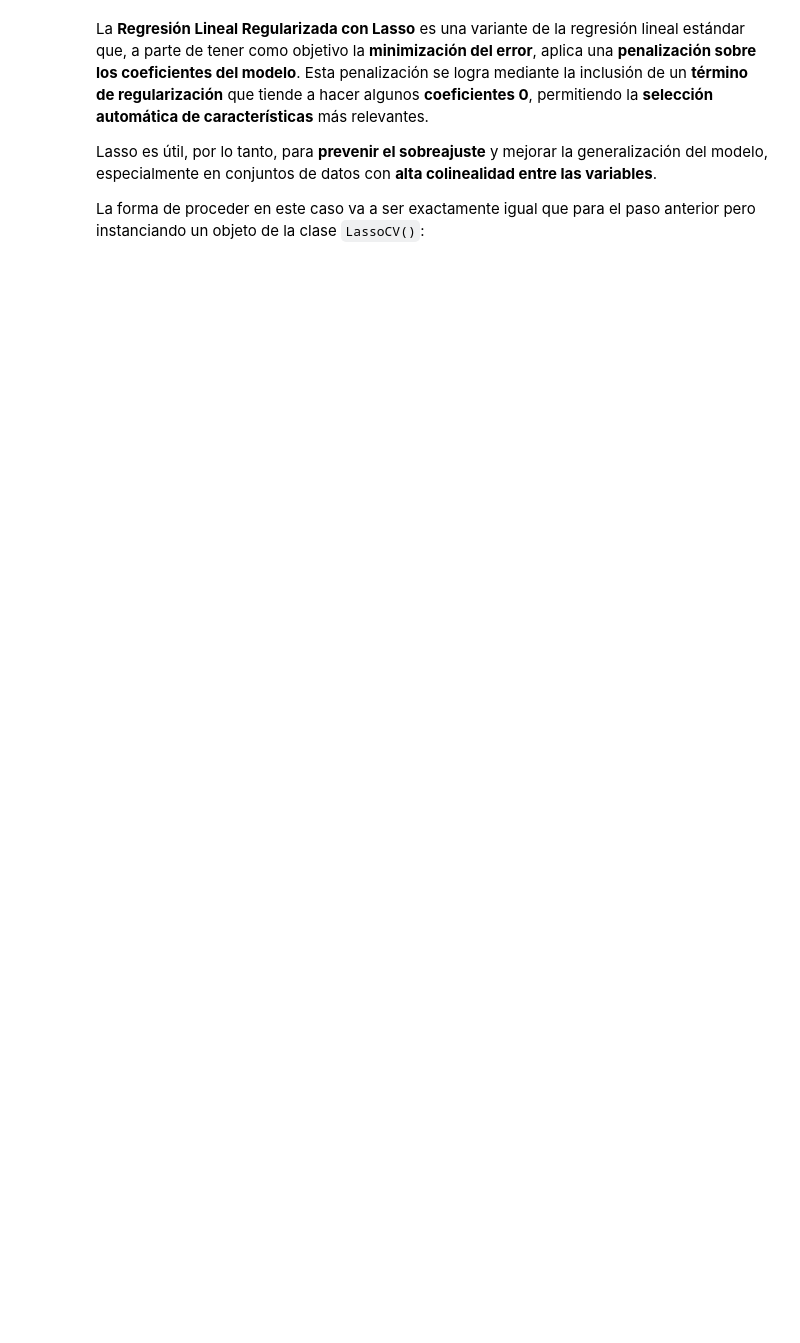
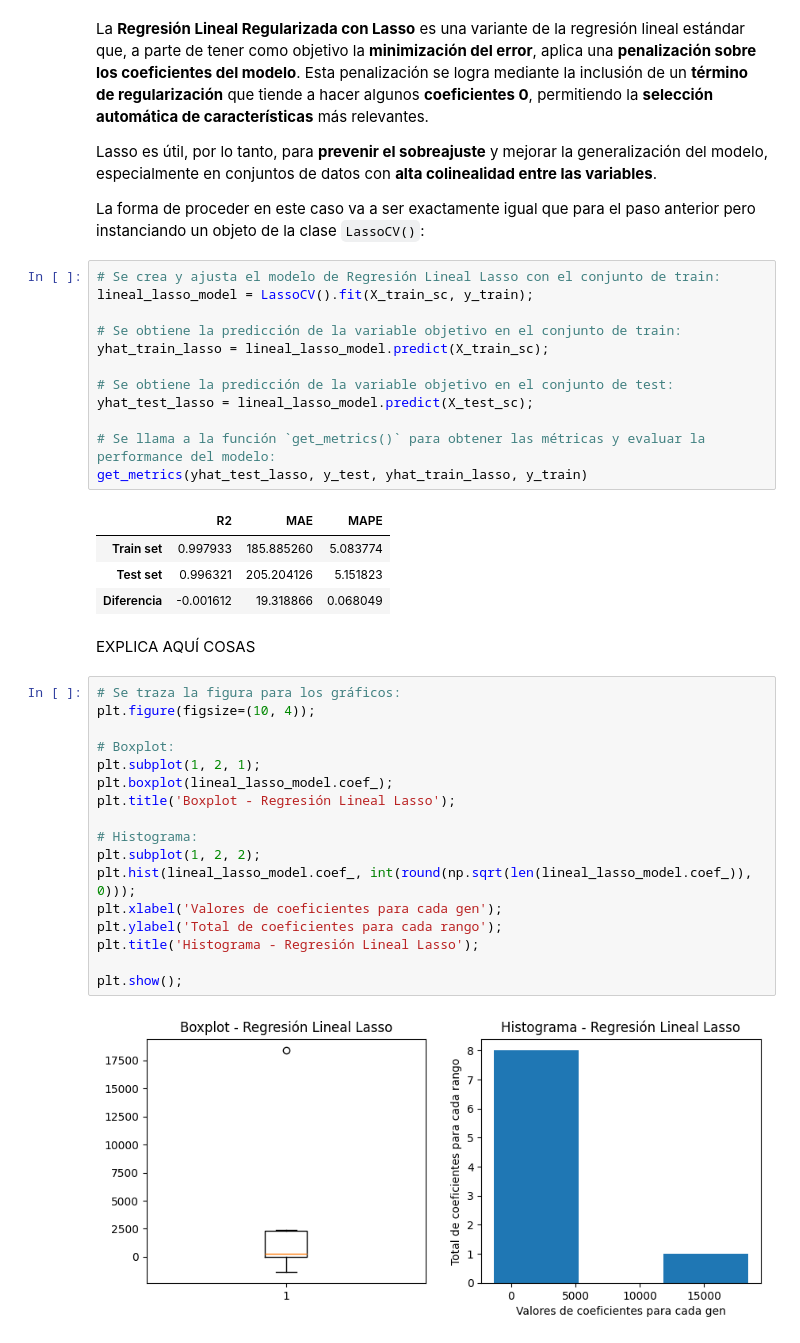
Before and after one commit to 4GeeksAcademy/regularized-linear-regression-python-project-tutorial-clara, a Jupyter notebook: src/explore.ipynb, the cells around one changed output. Saved outputs shown, nothing was run; the diff lists cells and outputs as text; blank space fills up the shorter version.

```diff
--- a/src/explore.ipynb
+++ b/src/explore.ipynb
@@ -390,3 +392,41 @@ La **Regresión Lineal Regularizada con Lasso** es una variante de la regresión
 Lasso es útil, por lo tanto, para **prevenir el sobreajuste** y mejorar la generalización del modelo, especialmente en conjuntos de datos con **alta colinealidad entre las variables**.
 
 La forma de proceder en este caso va a ser exactamente igual que para el paso anterior pero instanciando un objeto de la clase `LassoCV()`:
+# %%
+# Se crea y ajusta el modelo de Regresión Lineal Lasso con el conjunto de train:
+lineal_lasso_model = LassoCV().fit(X_train_sc, y_train);
+
+# Se obtiene la predicción de la variable objetivo en el conjunto de train:
+yhat_train_lasso = lineal_lasso_model.predict(X_train_sc);
+
+# Se obtiene la predicción de la variable objetivo en el conjunto de test:
+yhat_test_lasso = lineal_lasso_model.predict(X_test_sc);
+
+# Se llama a la función `get_metrics()` para obtener las métricas y evaluar la performance del modelo:
+get_metrics(yhat_test_lasso, y_test, yhat_train_lasso, y_train)
+# %% [output]
+|  | R2 | MAE | MAPE |
+| Train set | 0.997933 | 185.885260 | 5.083774 |
+| Test set | 0.996321 | 205.204126 | 5.151823 |
+| Diferencia | -0.001612 | 19.318866 | 0.068049 |
+# %% [markdown]
+EXPLICA AQUÍ COSAS
+# %%
+# Se traza la figura para los gráficos:
+plt.figure(figsize=(10, 4));
+
+# Boxplot:
+plt.subplot(1, 2, 1);
+plt.boxplot(lineal_lasso_model.coef_);
+plt.title('Boxplot - Regresión Lineal Lasso');
+
+# Histograma:
+plt.subplot(1, 2, 2);
+plt.hist(lineal_lasso_model.coef_, int(round(np.sqrt(len(lineal_lasso_model.coef_)), 0)));
+plt.xlabel('Valores de coeficientes para cada gen');
+plt.ylabel('Total de coeficientes para cada rango');
+plt.title('Histograma - Regresión Lineal Lasso');
+
+plt.show();
+# %% [output]
+[figure, added]
```
Also changed, not shown: parts of 10 cells of this notebook.
